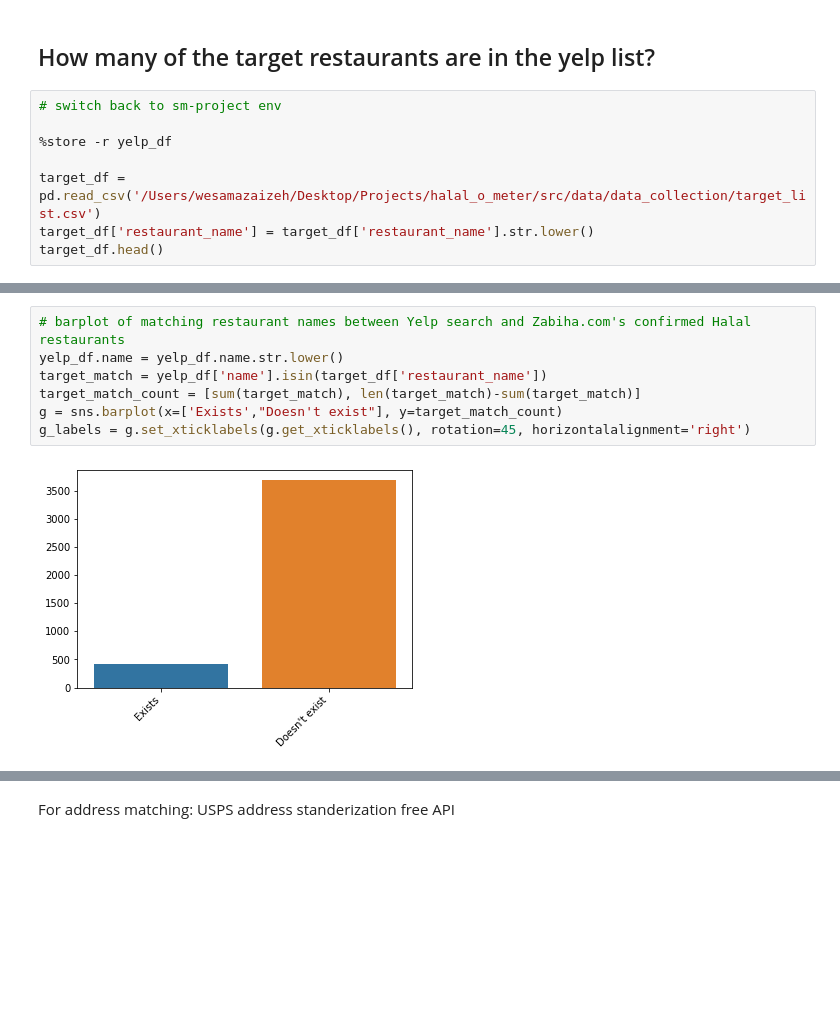
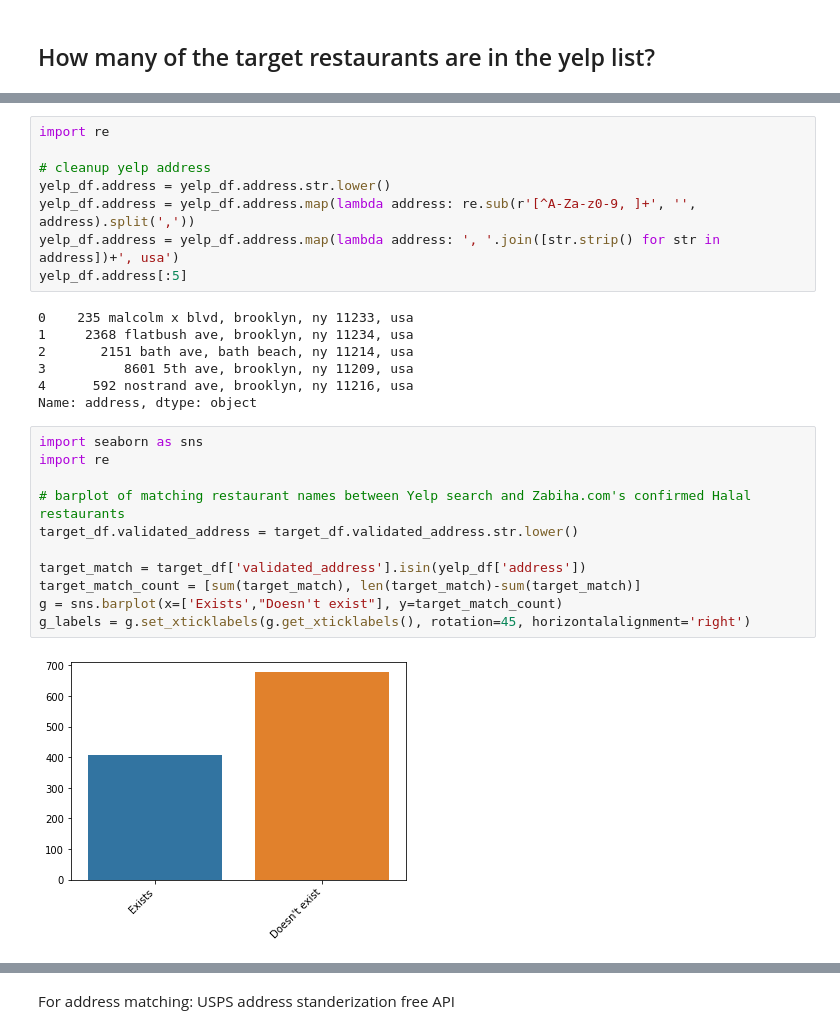
Before and after one commit to WAzaizeh/Halal_o_Meter, a Jupyter notebook: src/data/EDA/Yelp_reviews_EDA.ipynb, the cells around one changed output, grey strips where cells are left out. Cells and saved outputs as stored; diff of their text form; blank space fills up the shorter version.

Commit message:
Data Collection - Validated addresses of halal restaurants from Zabiha and Zomato

```diff
--- a/src/data/EDA/Yelp_reviews_EDA.ipynb
+++ b/src/data/EDA/Yelp_reviews_EDA.ipynb
@@ -203,10 +216,2 @@ plt.show()
 # %% [markdown]
 ## How many of the target restaurants are in the yelp list?
-# %%
-# switch back to sm-project env
-
-%store -r yelp_df
-
-target_df = pd.read_csv('/Users/wesamazaizeh/Desktop/Projects/halal_o_meter/src/data/data_collection/target_list.csv')
-target_df['restaurant_name'] = target_df['restaurant_name'].str.lower()
-target_df.head()
@@ -220,9 +229,28 @@ target_df.head()
+# %%
+import re
+
+# cleanup yelp address
+yelp_df.address = yelp_df.address.str.lower()
+yelp_df.address = yelp_df.address.map(lambda address: re.sub(r'[^A-Za-z0-9, ]+', '', address).split(','))
+yelp_df.address = yelp_df.address.map(lambda address: ', '.join([str.strip() for str in address])+', usa')
+yelp_df.address[:5]
+# %% [output]
+0    235 malcolm x blvd, brooklyn, ny 11233, usa
+1     2368 flatbush ave, brooklyn, ny 11234, usa
+2       2151 bath ave, bath beach, ny 11214, usa
+3          8601 5th ave, brooklyn, ny 11209, usa
+4      592 nostrand ave, brooklyn, ny 11216, usa
+Name: address, dtype: object
 # %%
+import seaborn as sns
+import re
+
 # barplot of matching restaurant names between Yelp search and Zabiha.com's confirmed Halal restaurants
-yelp_df.name = yelp_df.name.str.lower()
-target_match = yelp_df['name'].isin(target_df['restaurant_name'])
+target_df.validated_address = target_df.validated_address.str.lower()
+
+target_match = target_df['validated_address'].isin(yelp_df['address'])
 target_match_count = [sum(target_match), len(target_match)-sum(target_match)]
 g = sns.barplot(x=['Exists',"Doesn't exist"], y=target_match_count)
 g_labels = g.set_xticklabels(g.get_xticklabels(), rotation=45, horizontalalignment='right')
 # %% [output]
-[figure, old version]
+[figure, new version]
```
Also changed, not shown: parts of 7 cells of this notebook, 4 other files.
